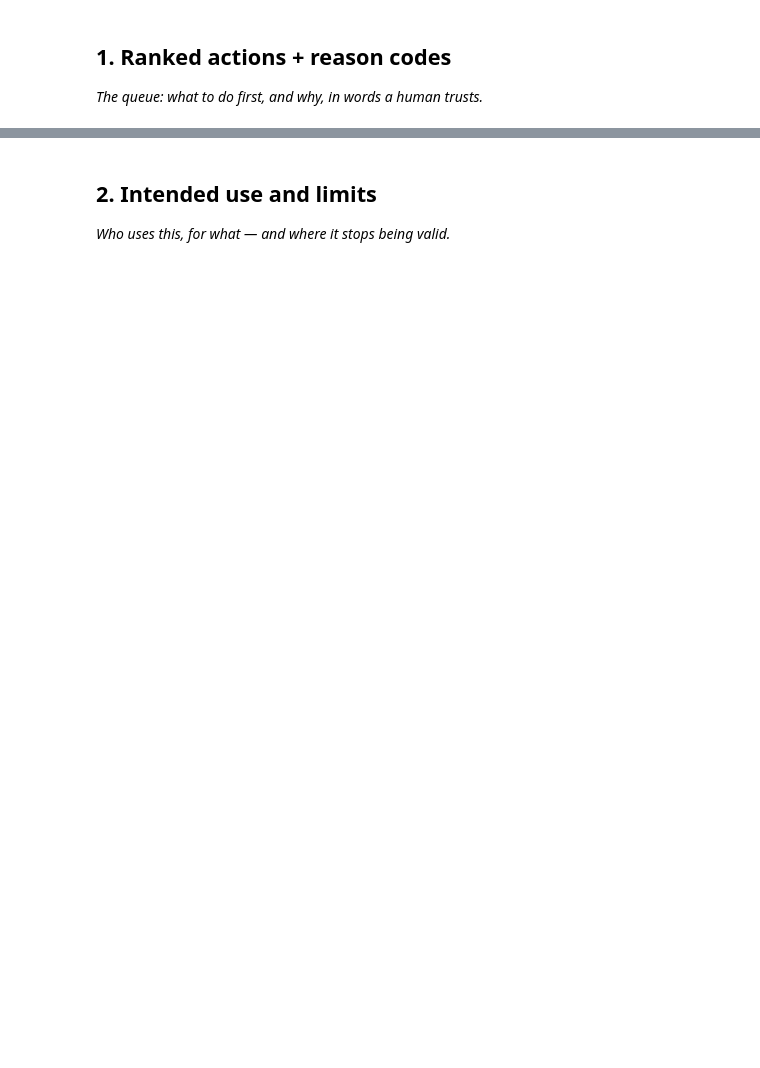
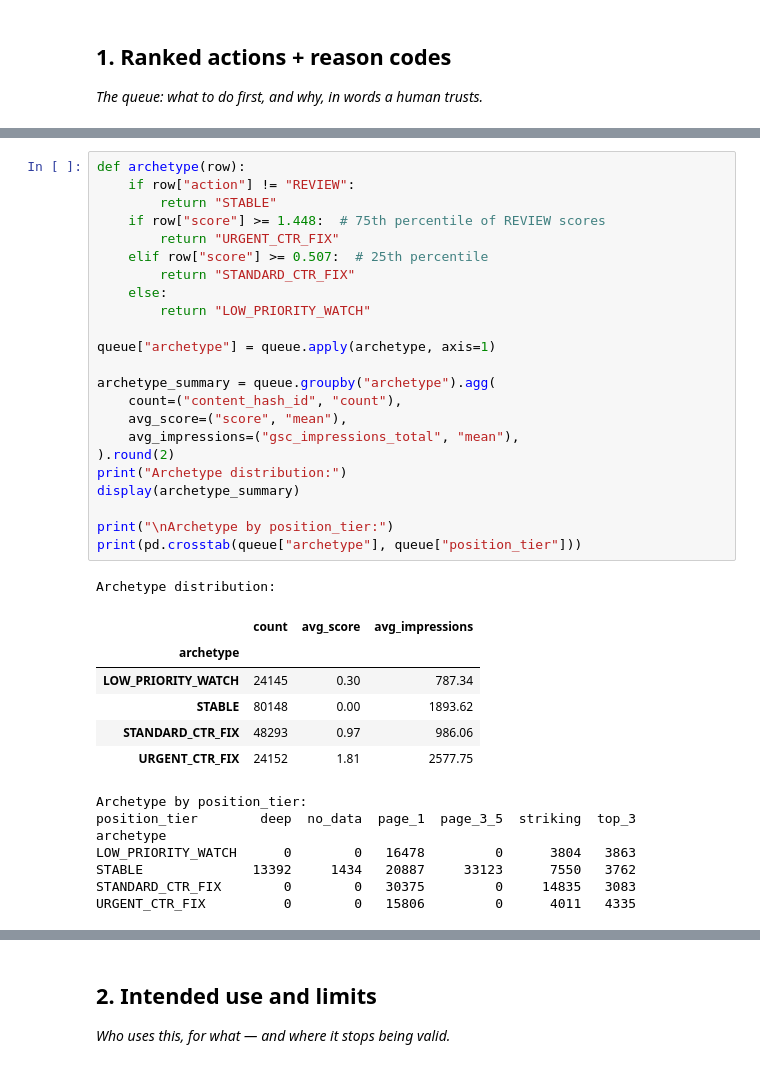
Before and after one commit to Vishal-141206/flyrank-ml-internship, a Jupyter notebook: work/notebooks/w07_action_playbook.ipynb, the cells around one changed output, grey strips where cells are left out. Cells and saved outputs as stored; diff of their text form; blank space fills up the shorter version.

```diff
--- a/work/notebooks/w07_action_playbook.ipynb
+++ b/work/notebooks/w07_action_playbook.ipynb
@@ -15,0 +136,38 @@ This skeleton is yours to fill. Work the sections **in order** — each one has
+# %%
+def archetype(row):
+    if row["action"] != "REVIEW":
+        return "STABLE"
+    if row["score"] >= 1.448:  # 75th percentile of REVIEW scores
+        return "URGENT_CTR_FIX"
+    elif row["score"] >= 0.507:  # 25th percentile
+        return "STANDARD_CTR_FIX"
+    else:
+        return "LOW_PRIORITY_WATCH"
+
+queue["archetype"] = queue.apply(archetype, axis=1)
+
+archetype_summary = queue.groupby("archetype").agg(
+    count=("content_hash_id", "count"),
+    avg_score=("score", "mean"),
+    avg_impressions=("gsc_impressions_total", "mean"),
+).round(2)
+print("Archetype distribution:")
+display(archetype_summary)
+
+print("\nArchetype by position_tier:")
+print(pd.crosstab(queue["archetype"], queue["position_tier"]))
+# %% [output]
+Archetype distribution:
+|  | count | avg_score | avg_impressions |
+| archetype |  |  |  |
+| LOW_PRIORITY_WATCH | 24145 | 0.30 | 787.34 |
+| STABLE | 80148 | 0.00 | 1893.62 |
+| STANDARD_CTR_FIX | 48293 | 0.97 | 986.06 |
+| URGENT_CTR_FIX | 24152 | 1.81 | 2577.75 |
+Archetype by position_tier:
+position_tier        deep  no_data  page_1  page_3_5  striking  top_3
+archetype
+LOW_PRIORITY_WATCH      0        0   16478         0      3804   3863
+STABLE              13392     1434   20887     33123      7550   3762
+STANDARD_CTR_FIX        0        0   30375         0     14835   3083
+URGENT_CTR_FIX          0        0   15806         0      4011   4335
```
Also changed, not shown: parts of 15 cells of this notebook, 3 other files.
